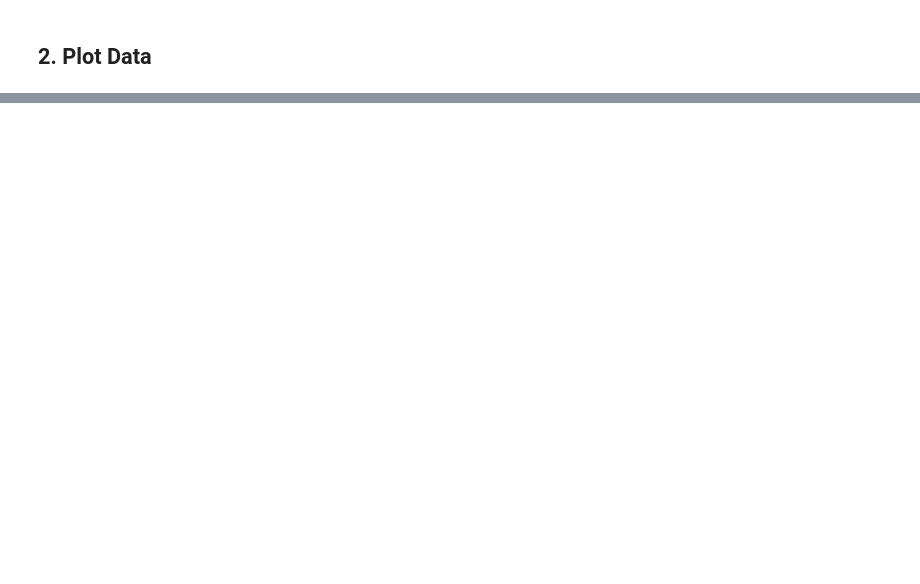
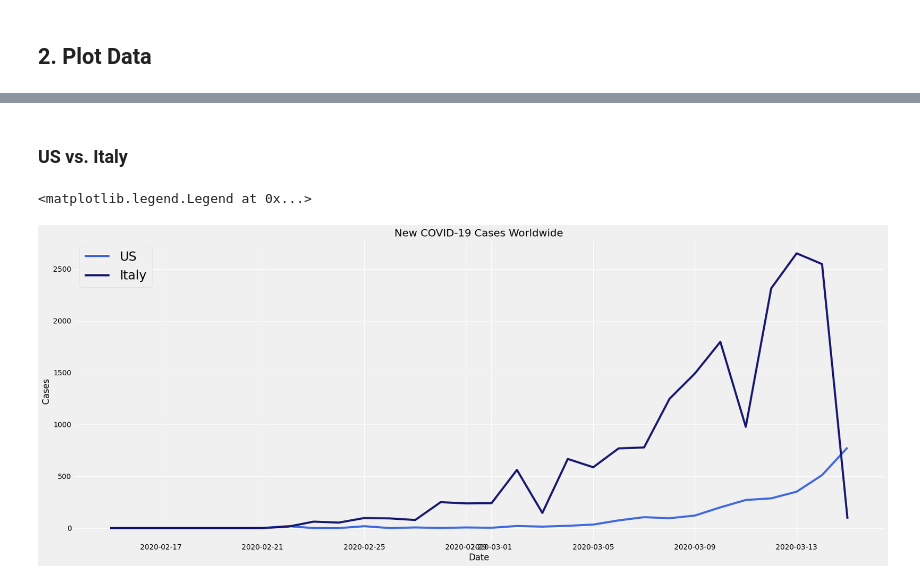
Before and after one commit to pkluitenberg/COVID-19, a Jupyter notebook: covid19.ipynb, the cells around one changed output, grey strips where cells are left out. Saved outputs shown, nothing was run; the diff lists cells and outputs as text; code cells hidden in the pictures; blank space fills up the shorter version.

```diff
--- a/covid19.ipynb
+++ b/covid19.ipynb
@@ -147,7 +150,13 @@ eu_y = [np.array(eu[eu['EU']=="EU"]['NEW_CASES']),
 # %%
-# split out two distinct datasets - one fore US and
-df_usa = df[df['COUNTRY_NAME']=="United States of America"].reset_index(drop=True)
-df_itly = df[df['COUNTRY_NAME']=="Italy"].reset_index(drop=True)
-assert len(df_itly.index) == len(df_usa.index), "dataframes are of unequal length"
+# split out two distinct datasets - one for US and one for Italy
+df_us  = df[df['COUNTRY_NAME']=="United States of America"].reset_index(drop=True)
+df_itl = df[df['COUNTRY_NAME']=="Italy"].reset_index(drop=True)
+
+# filter down on dates
+df_us  = df_us[df_us['DATE_REP'] >= datetime.datetime(2020,2,15)]
+df_itl = df_itl[df_itl['DATE_REP'] >= datetime.datetime(2020,2,15)]
+
+#test dfs are the same length
+assert len(df_itl.index) == len(df_us.index), "dataframes are of unequal length"
 # %% [markdown]
 ## 2. Plot Data
@@ -180,0 +194,14 @@ ax.grid(color="white")
+# %% [markdown]
+### US vs. Italy
+# %%
+# plotting build of US vs. Italy cases
+fig, ax = plt.subplots()
+ax.plot(df_us['DATE_REP'], df_us['NEW_CASES'],color="royalblue")
+ax.plot(df_itl['DATE_REP'], df_itl['NEW_CASES'],color="midnightblue")
+ax.set(xlabel='Date', ylabel='Cases',
+       title='New COVID-19 Cases Worldwide')
+ax.grid(color='white')
+ax.legend(['US',"Italy"],fontsize = "xx-large", loc = "upper left")
+# %% [output]
+<matplotlib.legend.Legend at 0x...>
+[figure, added]
```
Also changed, not shown: parts of 6 cells of this notebook.
